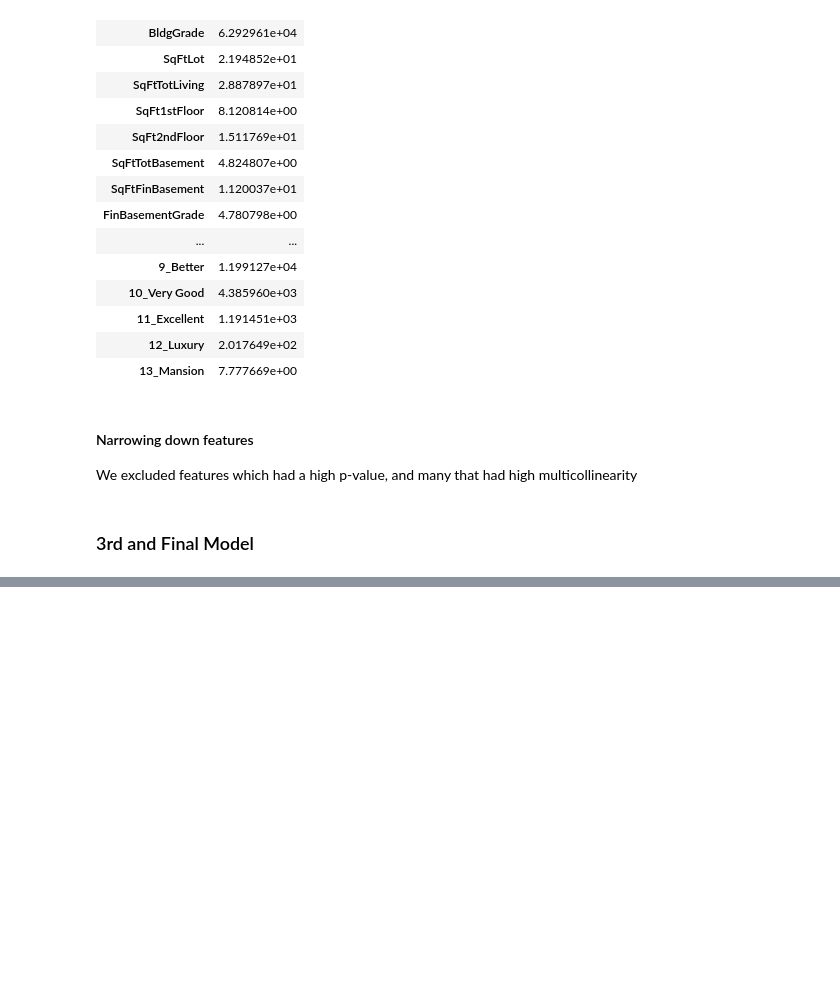
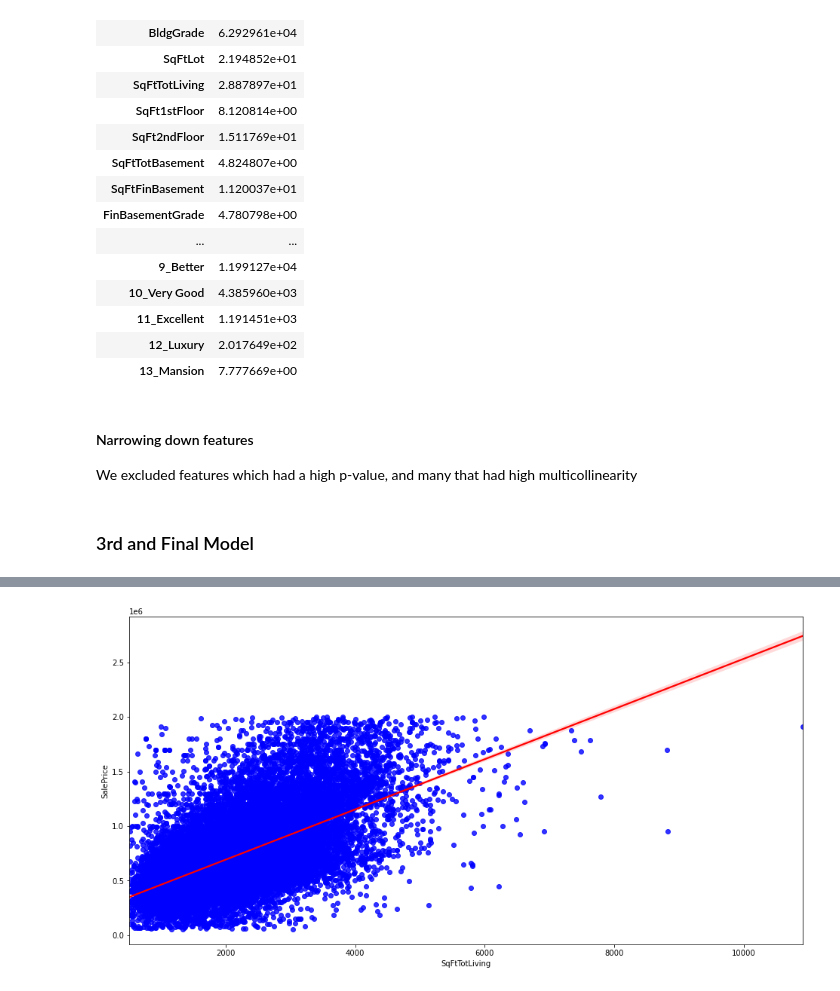
Before and after one commit to Ozxahmed/phase_2_project_chicago-sf-seattle-ds-082420, a Jupyter notebook: notebooks/report/project_2_housing_prices_final_report.ipynb, the cells around one changed output, grey strips where cells are left out. Drawn from its saved outputs; the diff is of its cells as text; code cells hidden in the pictures; blank space fills up the shorter version.

```diff
--- a/notebooks/report/project_2_housing_prices_final_report.ipynb
+++ b/notebooks/report/project_2_housing_prices_final_report.ipynb
@@ -442,0 +455,8 @@ strong multicollinearity or other numerical problems.
+# %%
+fig, ax = plt.subplots(figsize = (16, 8))
+new_all_total = all_merged_ohe[(all_merged_ohe['SalePrice']<2000000)&(all_merged_ohe['SalePrice']>50000)]
+ax.set(xlabel="Total Square Footage", ylabel="Sale Price")
+sns.regplot(x=(new_all_total["SqFtTotLiving"]), y=new_all_total["SalePrice"], scatter_kws={"color": "blue"}, line_kws={"color": "red"})
+plt.show;
+# %% [output]
+[figure, added]
```
Also changed, not shown: parts of 11 cells of this notebook.
